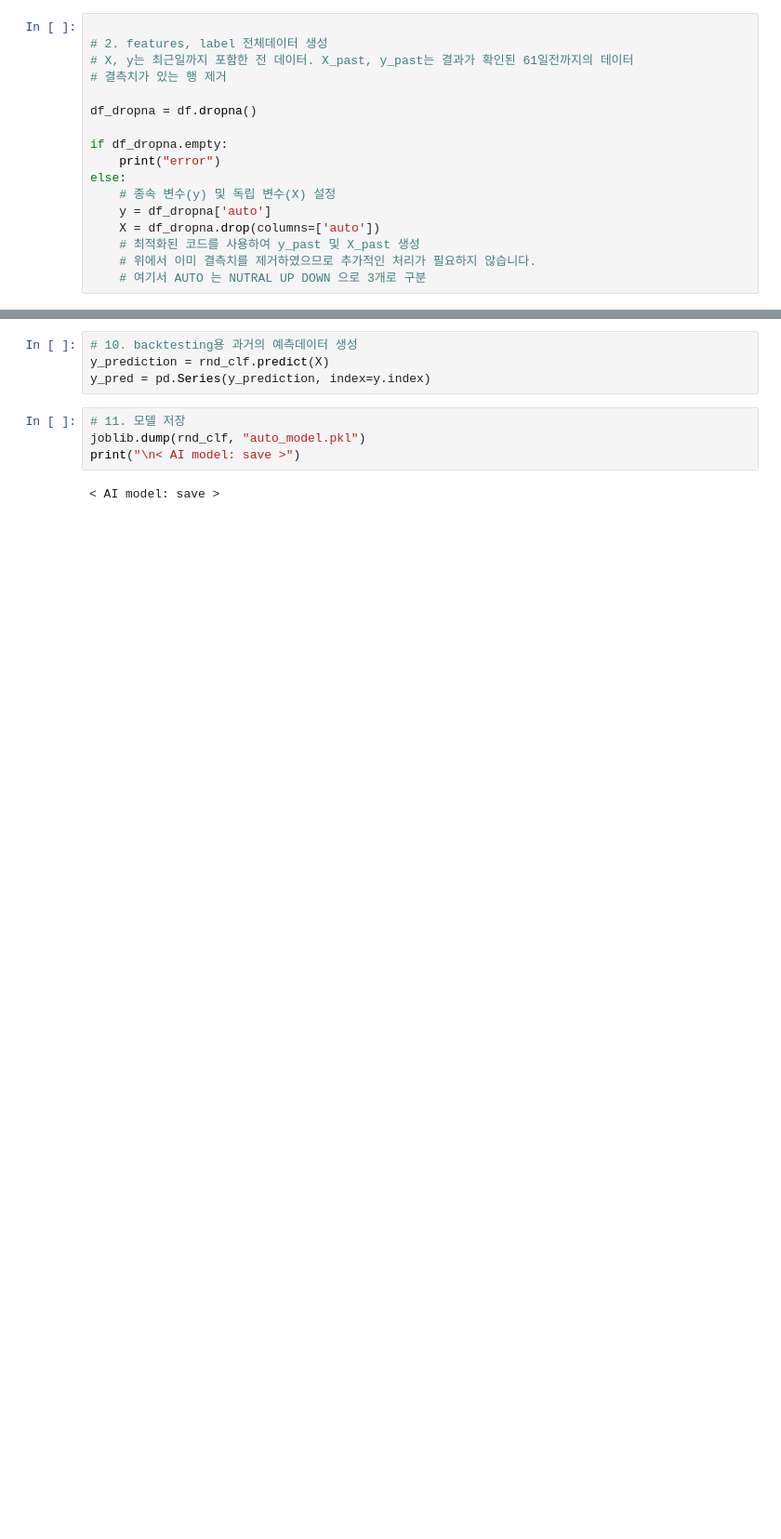
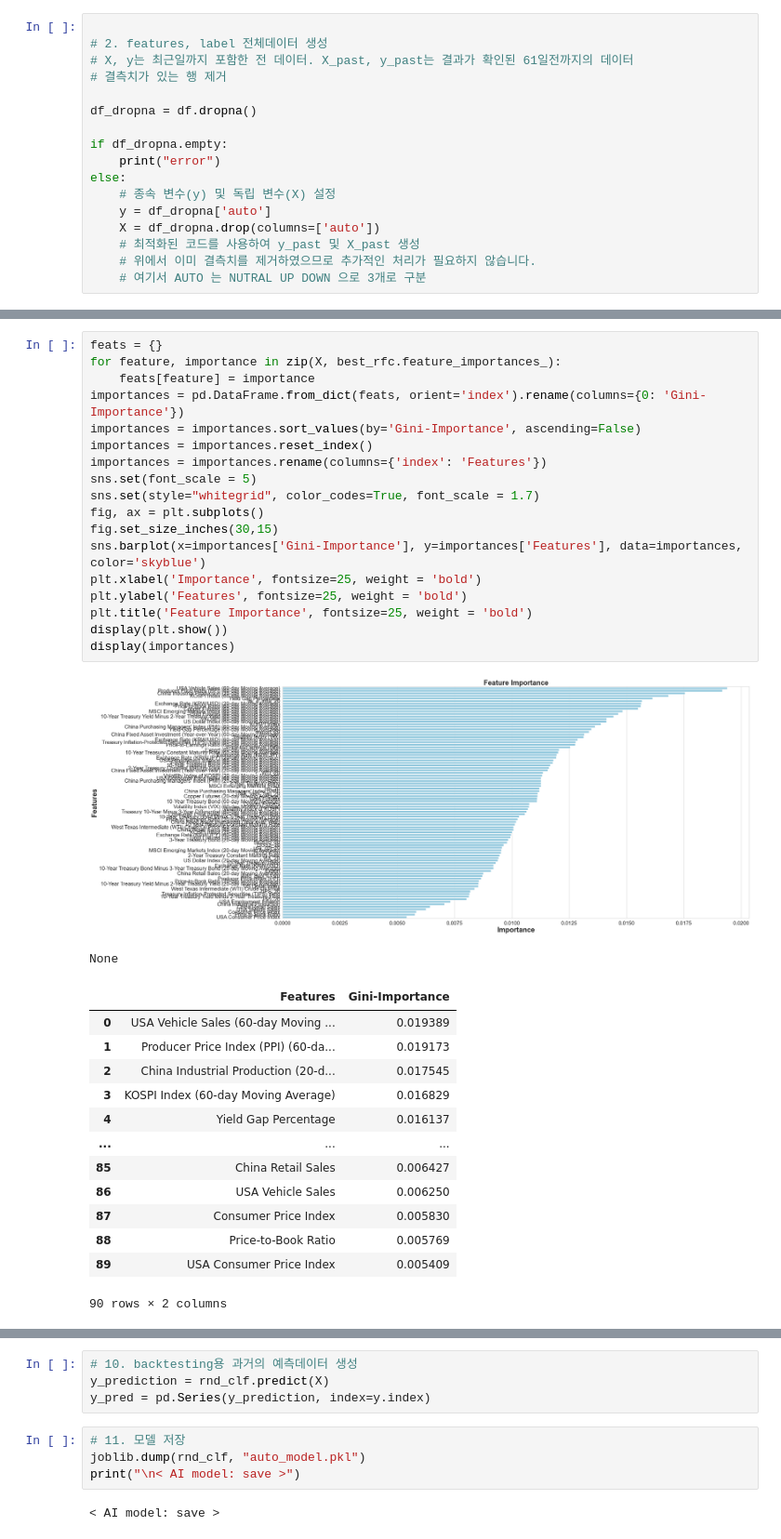
Before and after one commit to simpson000/sic_project_final, a Jupyter notebook: sic/test2.ipynb, the cells around one changed output, grey strips where cells are left out. Shown at 93% size. Saved outputs shown, nothing was run; the diff lists cells and outputs as text; blank space fills up the shorter version.

```diff
--- a/sic/test2.ipynb
+++ b/sic/test2.ipynb
@@ -271,0 +473,34 @@ print(rnd_search.best_params_)
+# %%
+feats = {}
+for feature, importance in zip(X, best_rfc.feature_importances_):
+    feats[feature] = importance
+importances = pd.DataFrame.from_dict(feats, orient='index').rename(columns={0: 'Gini-Importance'})
+importances = importances.sort_values(by='Gini-Importance', ascending=False)
+importances = importances.reset_index()
+importances = importances.rename(columns={'index': 'Features'})
+sns.set(font_scale = 5)
+sns.set(style="whitegrid", color_codes=True, font_scale = 1.7)
+fig, ax = plt.subplots()
+fig.set_size_inches(30,15)
+sns.barplot(x=importances['Gini-Importance'], y=importances['Features'], data=importances, color='skyblue')
+plt.xlabel('Importance', fontsize=25, weight = 'bold')
+plt.ylabel('Features', fontsize=25, weight = 'bold')
+plt.title('Feature Importance', fontsize=25, weight = 'bold')
+display(plt.show())
+display(importances)
+# %% [output]
+[figure, added]
+None
+|  | Features | Gini-Importance |
+| 0 | USA Vehicle Sales (60-day Moving ... | 0.019389 |
+| 1 | Producer Price Index (PPI) (60-da... | 0.019173 |
+| 2 | China Industrial Production (20-d... | 0.017545 |
+| 3 | KOSPI Index (60-day Moving Average) | 0.016829 |
+| 4 | Yield Gap Percentage | 0.016137 |
+| ... | ... | ... |
+| 85 | China Retail Sales | 0.006427 |
+| 86 | USA Vehicle Sales | 0.006250 |
+| 87 | Consumer Price Index | 0.005830 |
+| 88 | Price-to-Book Ratio | 0.005769 |
+| 89 | USA Consumer Price Index | 0.005409 |
+90 rows × 2 columns
```
Also changed, not shown: parts of 30 cells of this notebook, 2 other files.
